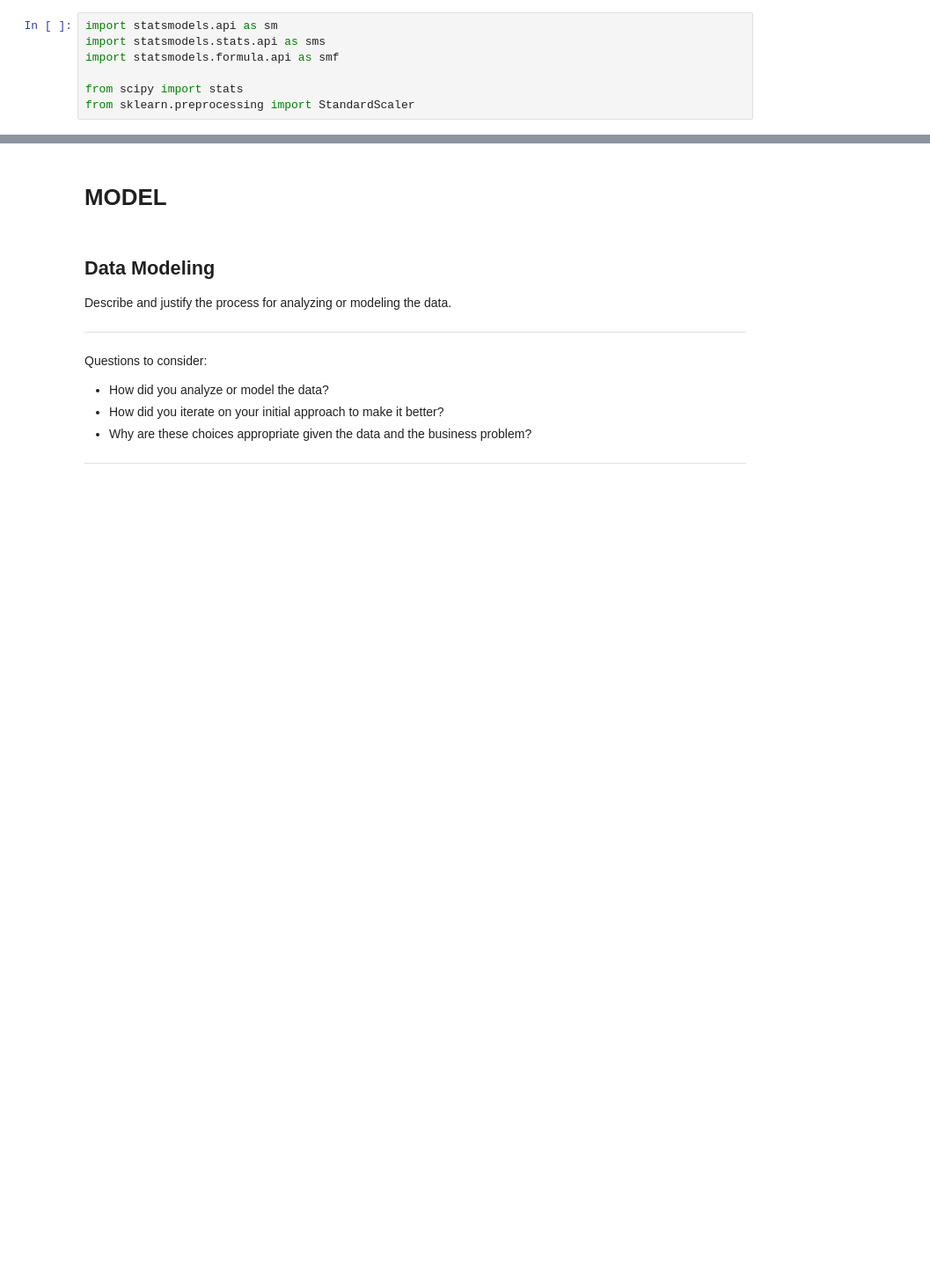
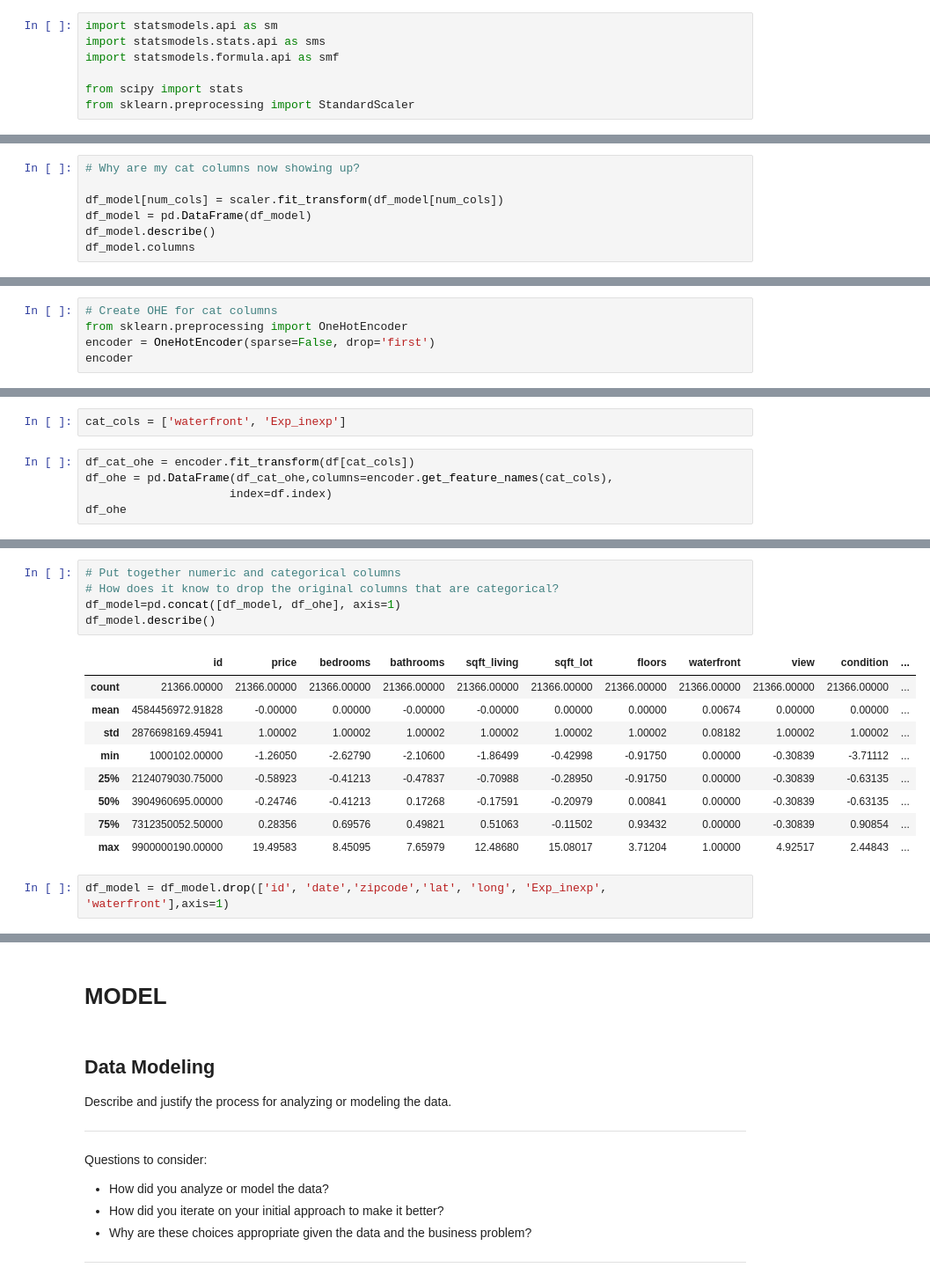
Before and after one commit to kuninethan95/dsc-phase-2-project, a Jupyter notebook: index_OSEMN_plus_mvp.ipynb, the cells around one changed output, grey strips where cells are left out. Shown at 88% size. Drawn from its saved outputs; the diff is of its cells as text; blank space fills up the shorter version.

Commit message:
data has been normalized and ohe

```diff
--- a/index_OSEMN_plus_mvp.ipynb
+++ b/index_OSEMN_plus_mvp.ipynb
@@ -1006,0 +994,7 @@ Name: sqft_basement, dtype: int64
+# %%
+# Why are my cat columns now showing up?
+
+df_model[num_cols] = scaler.fit_transform(df_model[num_cols])
+df_model = pd.DataFrame(df_model)
+df_model.describe()
+df_model.columns
@@ -1006,0 +1009,5 @@ Name: sqft_basement, dtype: int64
+# %%
+# Create OHE for cat columns
+from sklearn.preprocessing import OneHotEncoder
+encoder = OneHotEncoder(sparse=False, drop='first')
+encoder
@@ -1006,0 +1026,7 @@ Name: sqft_basement, dtype: int64
+# %%
+cat_cols = ['waterfront', 'Exp_inexp']
+# %%
+df_cat_ohe = encoder.fit_transform(df[cat_cols])
+df_ohe = pd.DataFrame(df_cat_ohe,columns=encoder.get_feature_names(cat_cols),
+                     index=df.index)
+df_ohe
@@ -1006,0 +1047,17 @@ Name: sqft_basement, dtype: int64
+# %%
+# Put together numeric and categorical columns
+# How does it know to drop the original columns that are categorical?
+df_model=pd.concat([df_model, df_ohe], axis=1)
+df_model.describe()
+# %% [output]
+|  | id | price | bedrooms | bathrooms | sqft_living | sqft_lot | floors | waterfront | view | condition | ... |
+| count | 21366.00000 | 21366.00000 | 21366.00000 | 21366.00000 | 21366.00000 | 21366.00000 | 21366.00000 | 21366.00000 | 21366.00000 | 21366.00000 | ... |
+| mean | 4584456972.91828 | -0.00000 | 0.00000 | -0.00000 | -0.00000 | 0.00000 | 0.00000 | 0.00674 | 0.00000 | 0.00000 | ... |
+| std | 2876698169.45941 | 1.00002 | 1.00002 | 1.00002 | 1.00002 | 1.00002 | 1.00002 | 0.08182 | 1.00002 | 1.00002 | ... |
+| min | 1000102.00000 | -1.26050 | -2.62790 | -2.10600 | -1.86499 | -0.42998 | -0.91750 | 0.00000 | -0.30839 | -3.71112 | ... |
+| 25% | 2124079030.75000 | -0.58923 | -0.41213 | -0.47837 | -0.70988 | -0.28950 | -0.91750 | 0.00000 | -0.30839 | -0.63135 | ... |
+| 50% | 3904960695.00000 | -0.24746 | -0.41213 | 0.17268 | -0.17591 | -0.20979 | 0.00841 | 0.00000 | -0.30839 | -0.63135 | ... |
+| 75% | 7312350052.50000 | 0.28356 | 0.69576 | 0.49821 | 0.51063 | -0.11502 | 0.93432 | 0.00000 | -0.30839 | 0.90854 | ... |
+| max | 9900000190.00000 | 19.49583 | 8.45095 | 7.65979 | 12.48680 | 15.08017 | 3.71204 | 1.00000 | 4.92517 | 2.44843 | ... |
+# %%
+df_model = df_model.drop(['id', 'date','zipcode','lat', 'long', 'Exp_inexp', 'waterfront'],axis=1)
```
Also changed, not shown: parts of 16 cells of this notebook.
